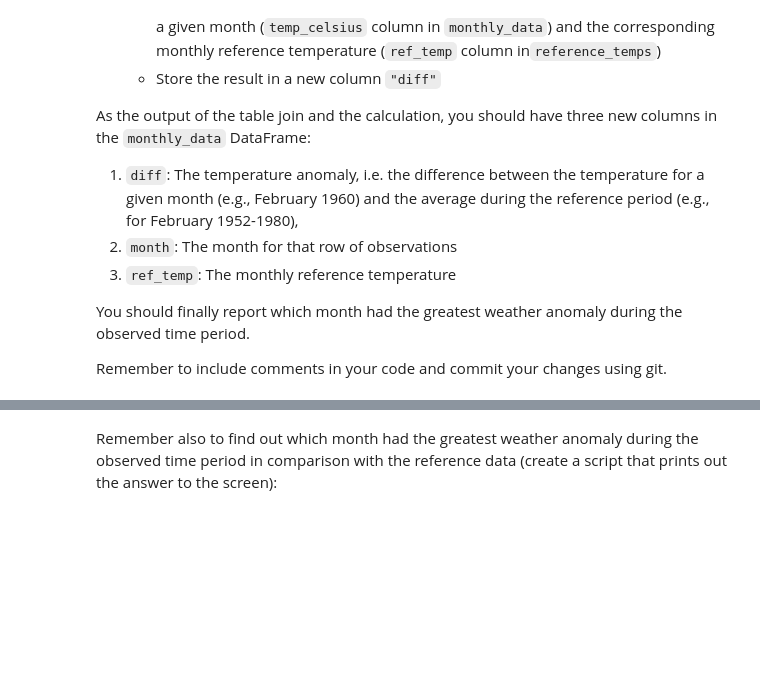
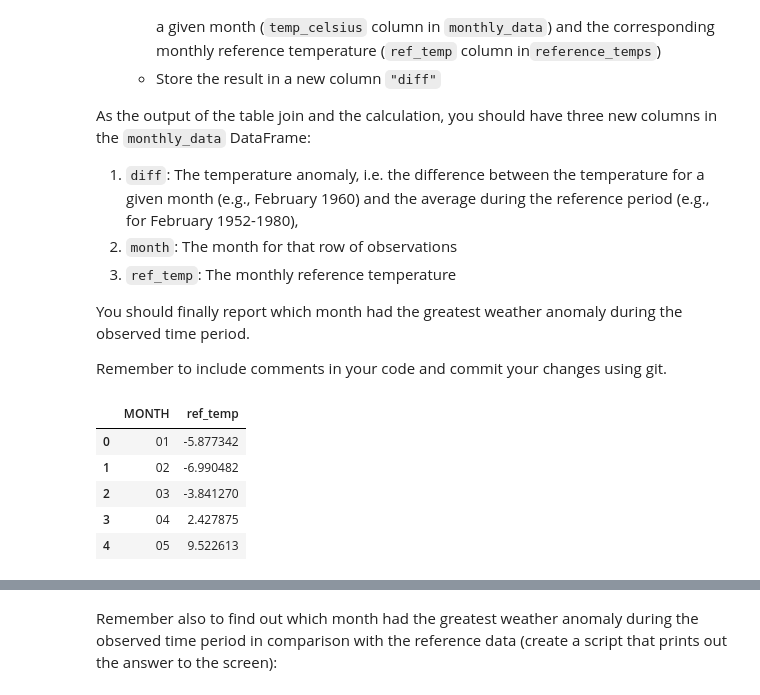
Before and after one commit to arr678/Hels-Exercise-6, a Jupyter notebook: Exercise-6-problems-1-3.ipynb, the cells around one changed output, grey strips where cells are left out. Cells and saved outputs as stored; diff of their text form; code cells hidden in the pictures; blank space fills up the shorter version.

```diff
--- a/Exercise-6-problems-1-3.ipynb
+++ b/Exercise-6-problems-1-3.ipynb
@@ -273,0 +314,9 @@ raise NotImplementedError()
+# %%
+reference_temps.head()
+# %% [output]
+|  | MONTH | ref_temp |
+| 0 | 01 | -5.877342 |
+| 1 | 02 | -6.990482 |
+| 2 | 03 | -3.841270 |
+| 3 | 04 | 2.427875 |
+| 4 | 05 | 9.522613 |
```
Also changed, not shown: parts of 12 cells of this notebook.
